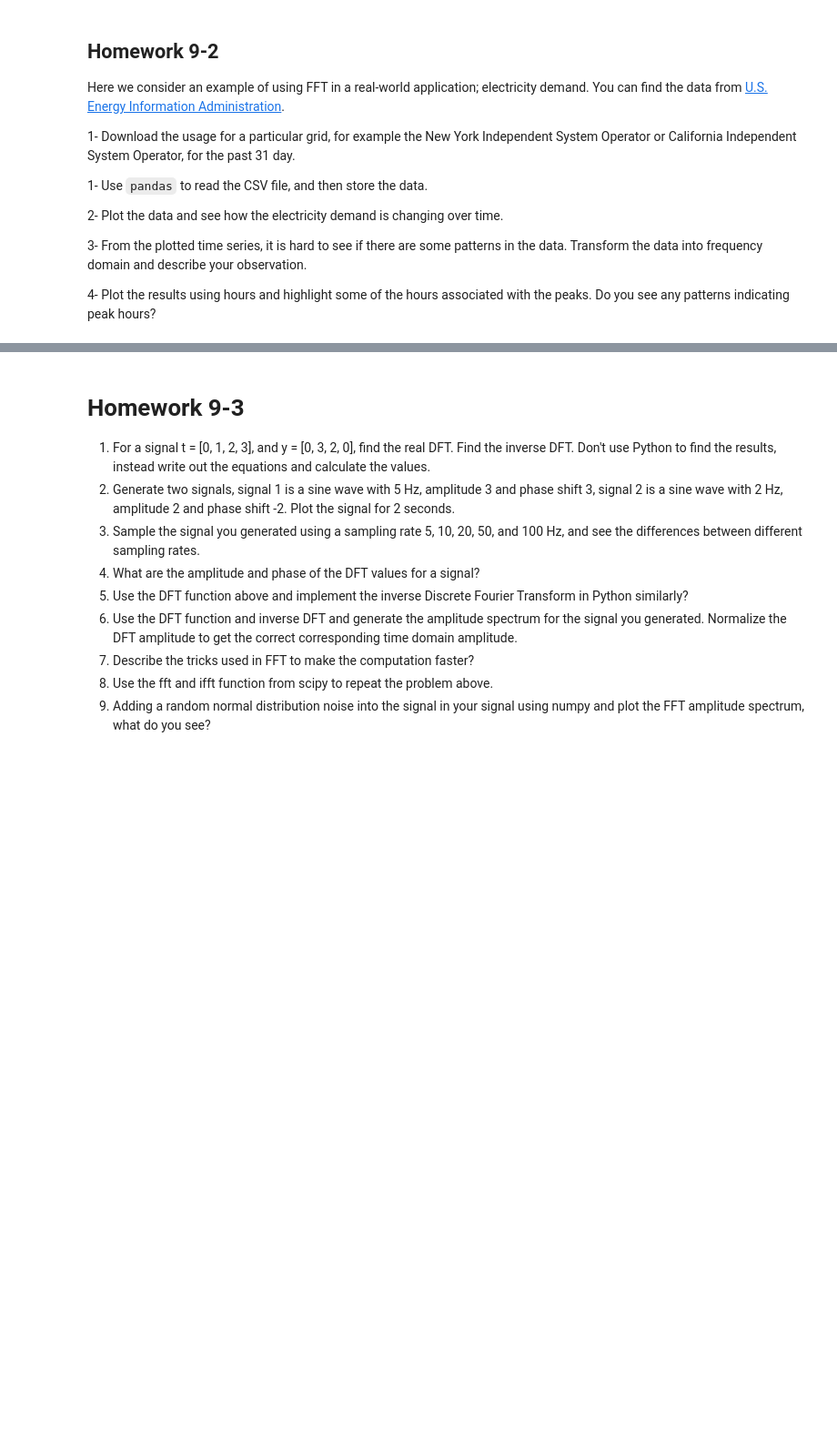
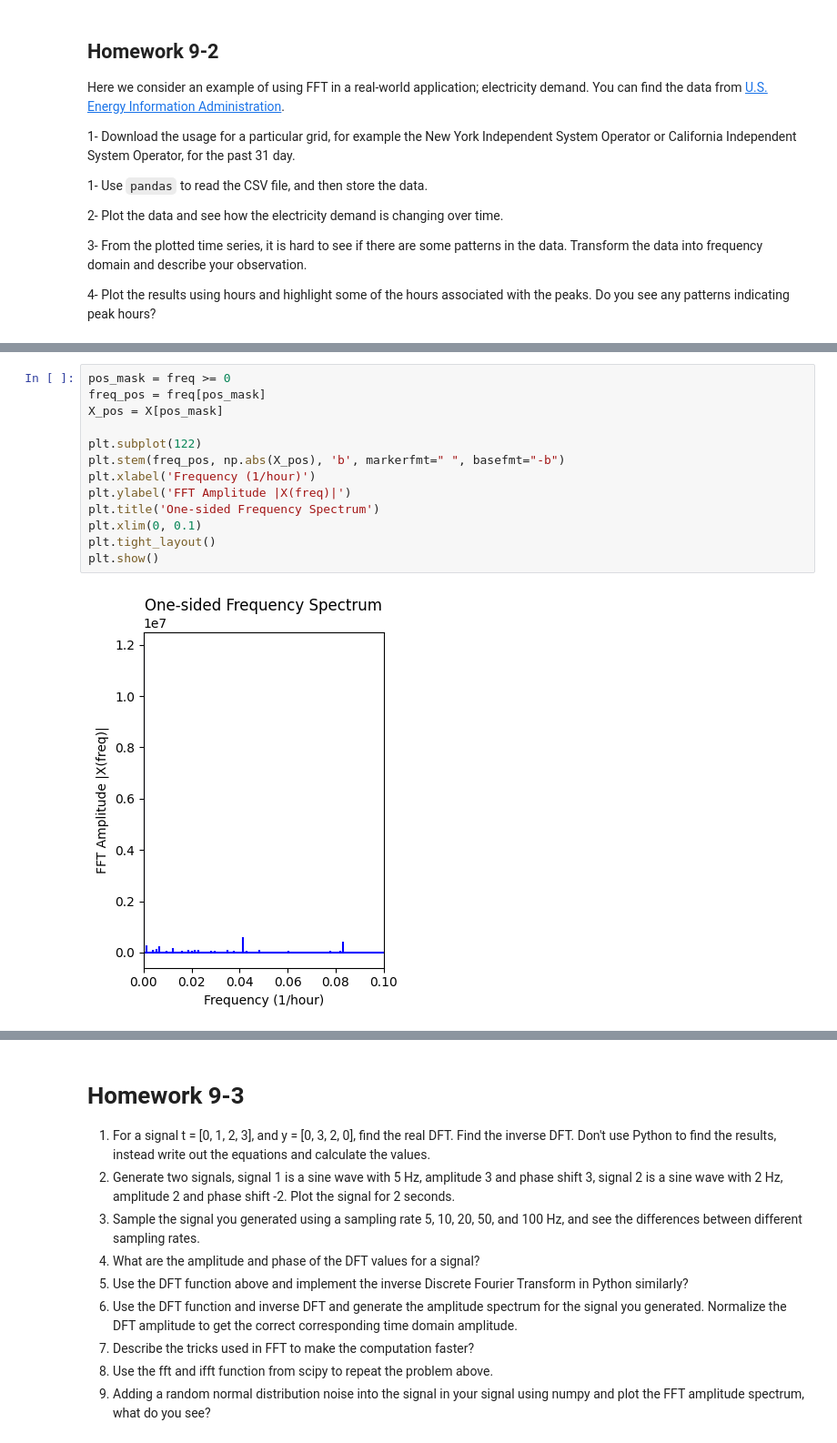
Before and after one commit to pleyva2004/Numerical-Linear-Algebra, a Jupyter notebook: w12.ipynb, the cells around one changed output, grey strips where cells are left out. Shown at 91% size. Drawn from its saved outputs; the diff is of its cells as text; blank space fills up the shorter version.

```diff
--- a/w12.ipynb
+++ b/w12.ipynb
@@ -634,0 +623,15 @@ AttributeError: 'NoneType' object has no attribute 'total_seconds'
+# %%
+pos_mask = freq >= 0
+freq_pos = freq[pos_mask]
+X_pos = X[pos_mask]
+
+plt.subplot(122)
+plt.stem(freq_pos, np.abs(X_pos), 'b', markerfmt=" ", basefmt="-b")
+plt.xlabel('Frequency (1/hour)')
+plt.ylabel('FFT Amplitude |X(freq)|')
+plt.title('One-sided Frequency Spectrum')
+plt.xlim(0, 0.1)
+plt.tight_layout()
+plt.show()
+# %% [output]
+[figure, added]
```
Also changed, not shown: parts of 30 cells of this notebook, 3 other files.
